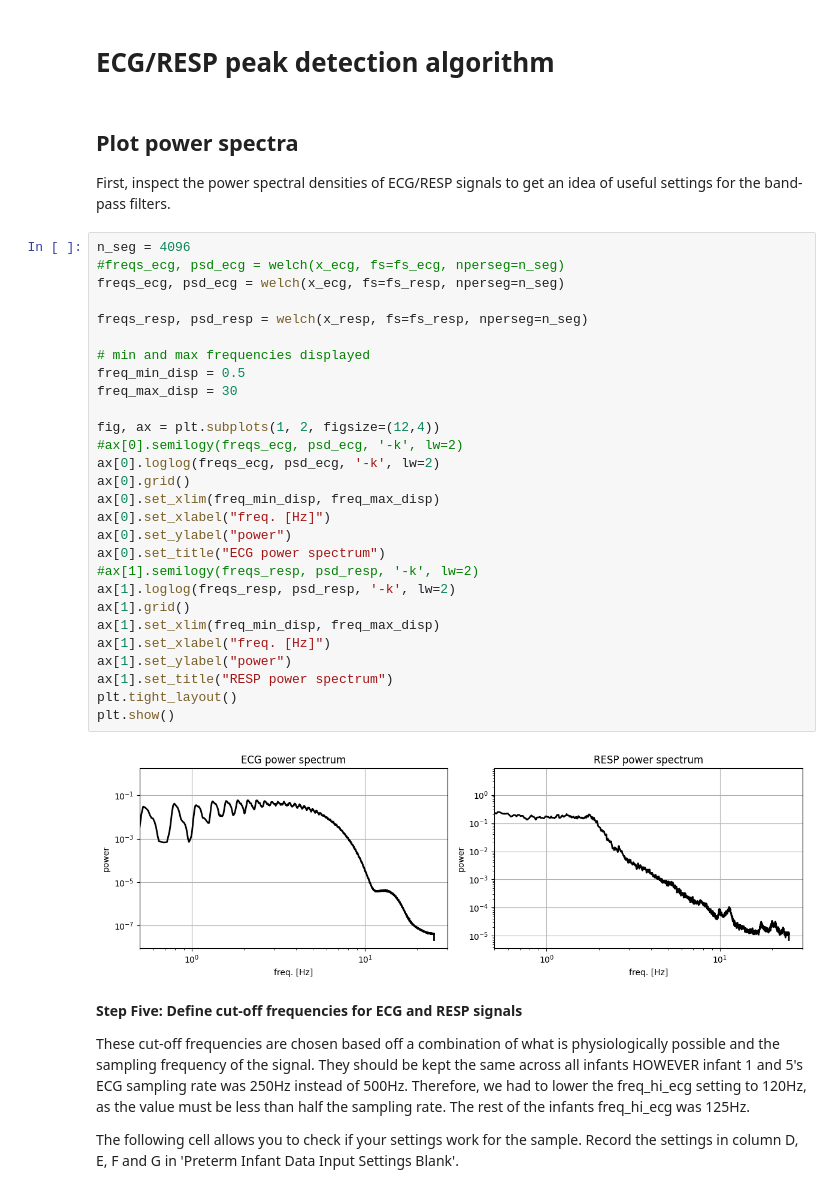
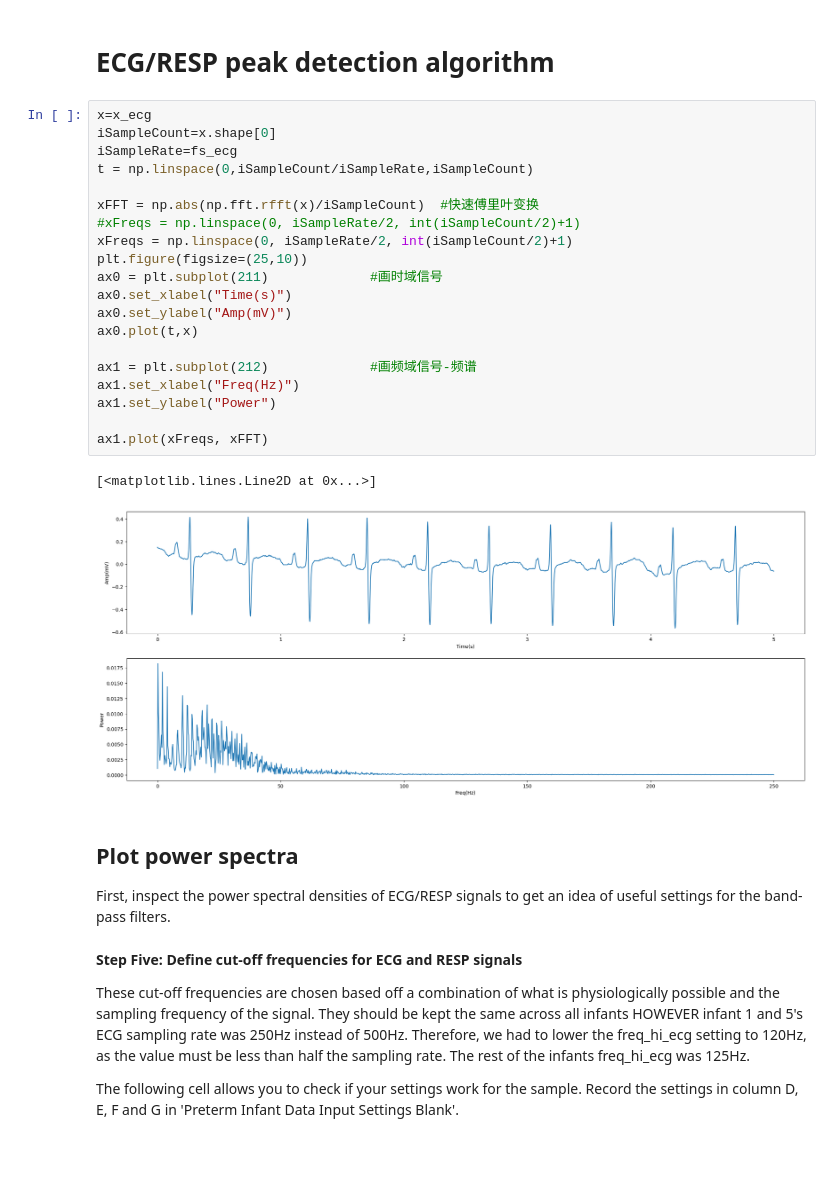
Before and after one commit to lenyulin/WOA7015-Group-Project, a Jupyter notebook: picsdb1_inspect_select.ipynb, the cells around one changed output. Cells and saved outputs as stored; diff of their text form; blank space fills up the shorter version.

```diff
--- a/picsdb1_inspect_select.ipynb
+++ b/picsdb1_inspect_select.ipynb
@@ -290,40 +284,33 @@ time_resp = np.arange(x_resp.shape[0])*dt_resp
 **NOTE**: These functions have been moved from the notebook into the external file `picsdb.py`
 # %% [markdown]
 # ECG/RESP peak detection algorithm
+# %%
+x=x_ecg
+iSampleCount=x.shape[0]
+iSampleRate=fs_ecg
+t = np.linspace(0,iSampleCount/iSampleRate,iSampleCount)
+
+xFFT = np.abs(np.fft.rfft(x)/iSampleCount)  #快速傅里叶变换
+#xFreqs = np.linspace(0, iSampleRate/2, int(iSampleCount/2)+1)
+xFreqs = np.linspace(0, iSampleRate/2, int(iSampleCount/2)+1)
+plt.figure(figsize=(25,10))
+ax0 = plt.subplot(211)             #画时域信号
+ax0.set_xlabel("Time(s)")
+ax0.set_ylabel("Amp(mV)")
+ax0.plot(t,x)
+
+ax1 = plt.subplot(212)             #画频域信号-频谱
+ax1.set_xlabel("Freq(Hz)")
+ax1.set_ylabel("Power")
+
+ax1.plot(xFreqs, xFFT)
+# %% [output]
+[<matplotlib.lines.Line2D at 0x...>]
+[figure, added]
 # %% [markdown]
 ## Plot power spectra
 
 First, inspect the power spectral densities of ECG/RESP signals to get an idea of useful settings for the band-pass filters.
-# %%
-n_seg = 4096
-#freqs_ecg, psd_ecg = welch(x_ecg, fs=fs_ecg, nperseg=n_seg)
-freqs_ecg, psd_ecg = welch(x_ecg, fs=fs_resp, nperseg=n_seg)
-
-freqs_resp, psd_resp = welch(x_resp, fs=fs_resp, nperseg=n_seg)
-
-# min and max frequencies displayed
-freq_min_disp = 0.5
-freq_max_disp = 30
-
-fig, ax = plt.subplots(1, 2, figsize=(12,4))
-#ax[0].semilogy(freqs_ecg, psd_ecg, '-k', lw=2)
-ax[0].loglog(freqs_ecg, psd_ecg, '-k', lw=2)
-ax[0].grid()
-ax[0].set_xlim(freq_min_disp, freq_max_disp)
-ax[0].set_xlabel("freq. [Hz]")
-ax[0].set_ylabel("power")
-ax[0].set_title("ECG power spectrum")
-#ax[1].semilogy(freqs_resp, psd_resp, '-k', lw=2)
-ax[1].loglog(freqs_resp, psd_resp, '-k', lw=2)
-ax[1].grid()
-ax[1].set_xlim(freq_min_disp, freq_max_disp)
-ax[1].set_xlabel("freq. [Hz]")
-ax[1].set_ylabel("power")
-ax[1].set_title("RESP power spectrum")
-plt.tight_layout()
-plt.show()
-# %% [output]
-[figure, removed]
 # %% [markdown]
 **Step Five: Define cut-off frequencies for ECG and RESP signals**
 
```
Also changed, not shown: parts of 27 cells of this notebook.
